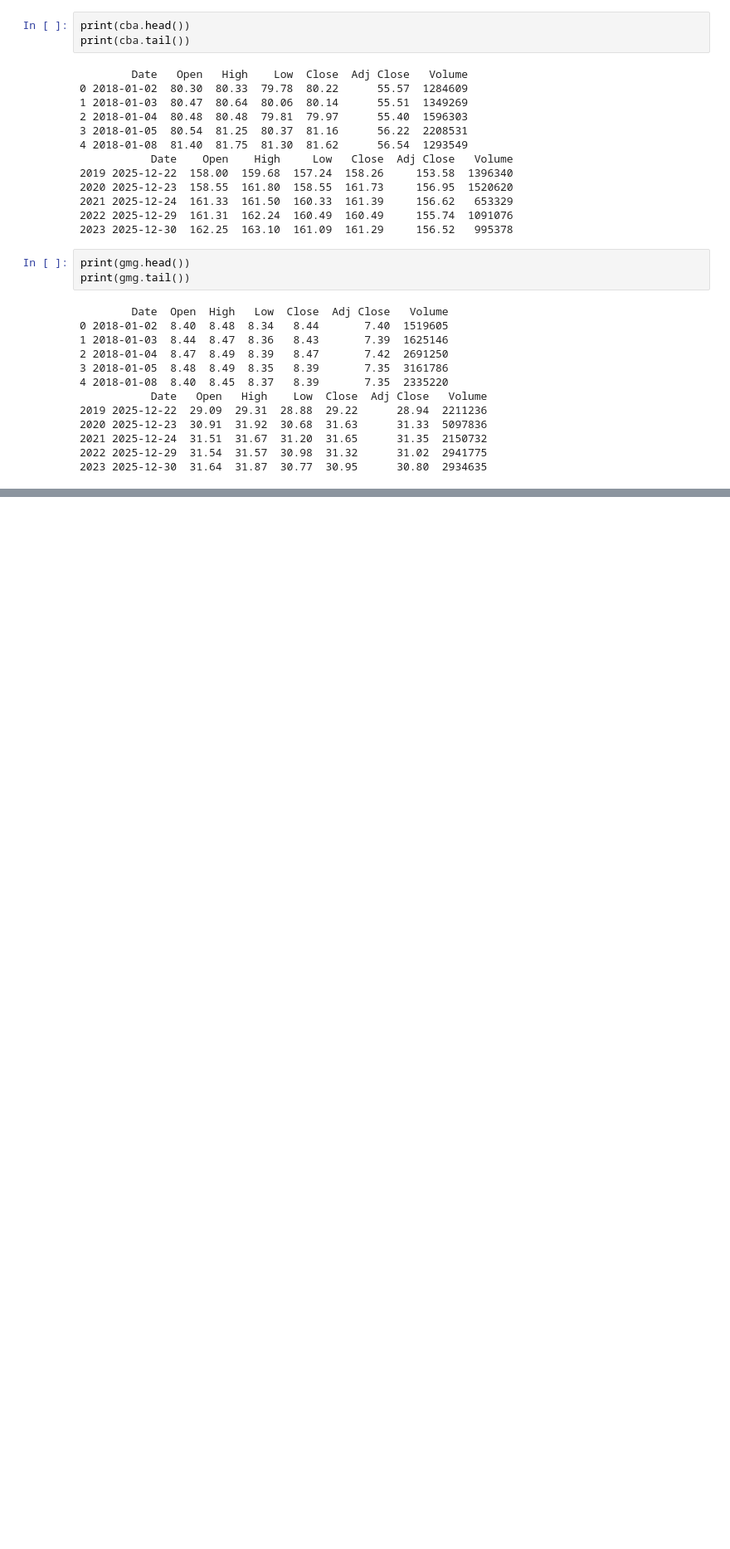
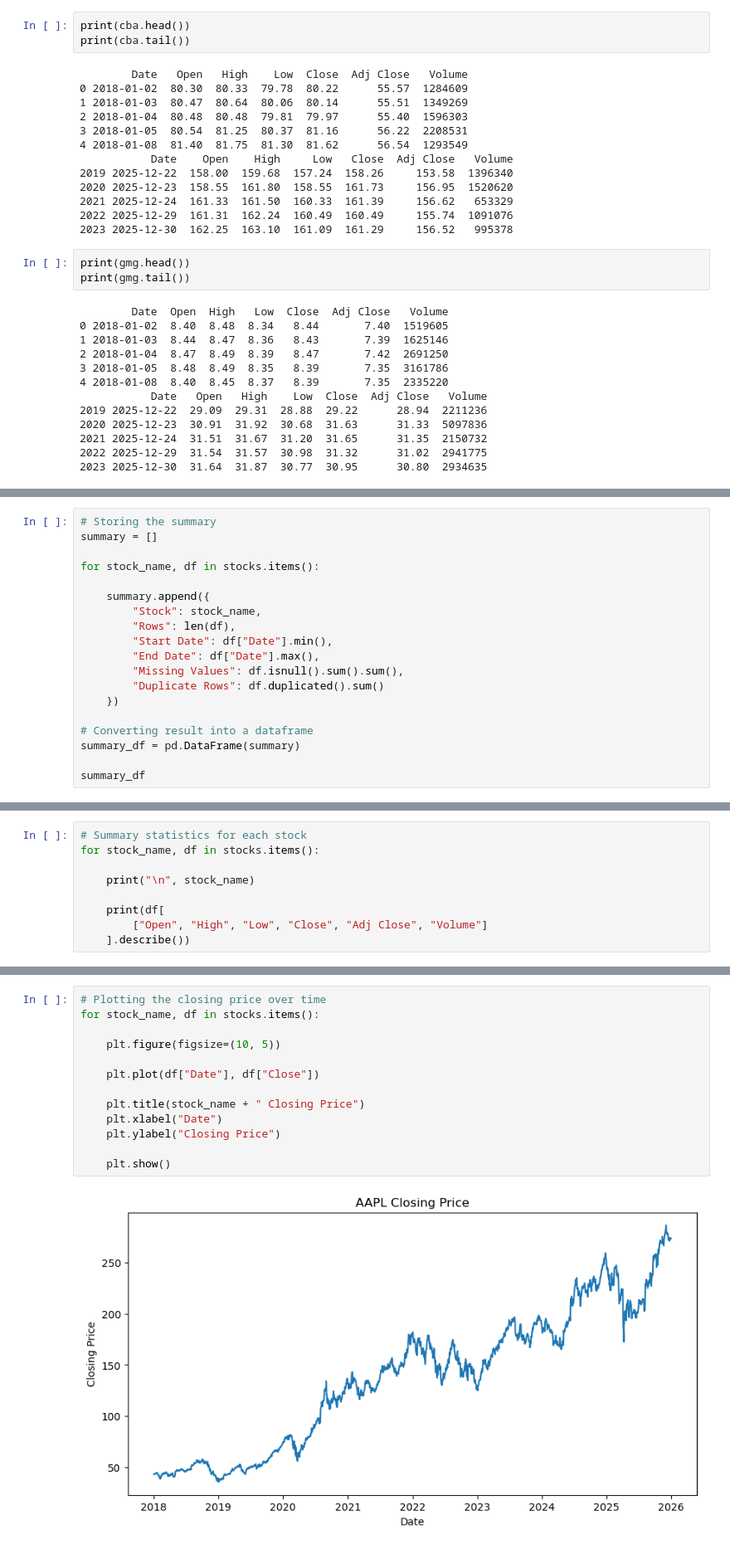
Before and after one commit to ClaraNguyen9130/AI-Powered-Stock-Market-Prediction, a Jupyter notebook: COMP8851_Major Project.ipynb, the cells around one changed output, grey strips where cells are left out. Shown at 83% size. Drawn from its saved outputs; the diff is of its cells as text; blank space fills up the shorter version.

```diff
--- a/COMP8851_Major Project.ipynb
+++ b/COMP8851_Major Project.ipynb
@@ -187,0 +201,19 @@ print(gmg.tail())
+# %%
+# Storing the summary
+summary = []
+
+for stock_name, df in stocks.items():
+
+    summary.append({
+        "Stock": stock_name,
+        "Rows": len(df),
+        "Start Date": df["Date"].min(),
+        "End Date": df["Date"].max(),
+        "Missing Values": df.isnull().sum().sum(),
+        "Duplicate Rows": df.duplicated().sum()
+    })
+
+# Converting result into a dataframe
+summary_df = pd.DataFrame(summary)
+
+summary_df
@@ -187,0 +228,9 @@ print(gmg.tail())
+# %%
+# Summary statistics for each stock
+for stock_name, df in stocks.items():
+
+    print("\n", stock_name)
+
+    print(df[
+        ["Open", "High", "Low", "Close", "Adj Close", "Volume"]
+    ].describe())
@@ -187,0 +255,15 @@ print(gmg.tail())
+# %%
+# Plotting the closing price over time
+for stock_name, df in stocks.items():
+
+    plt.figure(figsize=(10, 5))
+
+    plt.plot(df["Date"], df["Close"])
+
+    plt.title(stock_name + " Closing Price")
+    plt.xlabel("Date")
+    plt.ylabel("Closing Price")
+
+    plt.show()
+# %% [output]
+[figure, added]
```
Also changed, not shown: parts of 5 cells of this notebook.
